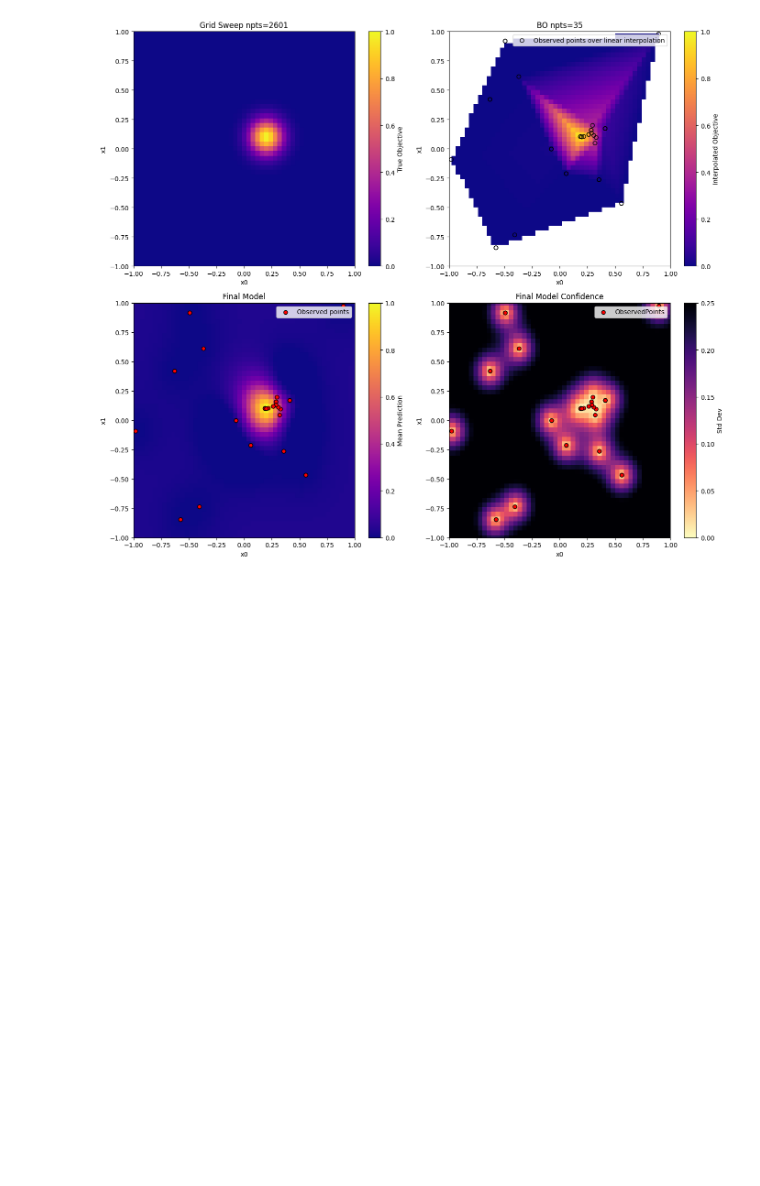
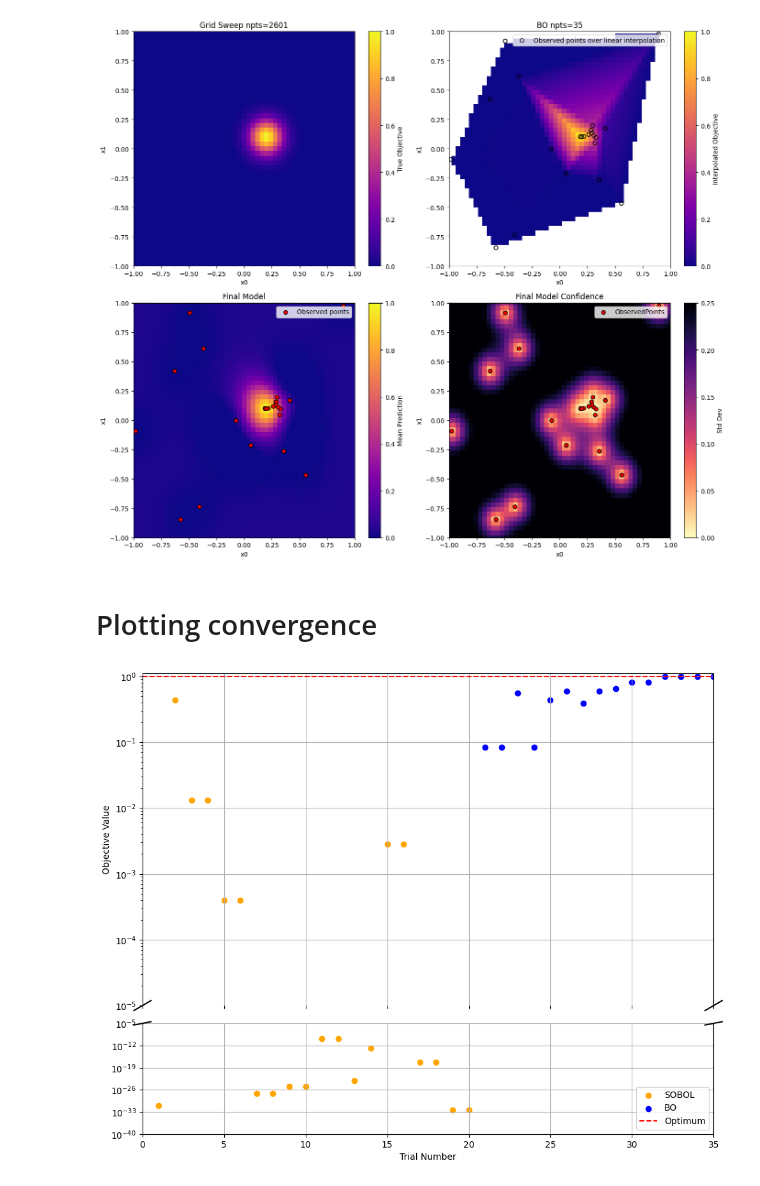
Before and after one commit to dnzckn/BasicBO, a Jupyter notebook: AX_BO_tutorial.ipynb, the cells around one changed output. Cells and saved outputs as stored; diff of their text form; code cells hidden in the pictures; blank space fills up the shorter version.

```diff
--- a/AX_BO_tutorial.ipynb
+++ b/AX_BO_tutorial.ipynb
@@ -230,3 +230,55 @@ plt.tight_layout()
 plt.show()
 # %% [output]
 [figure]
+# %% [markdown]
+# Plotting convergence
+# %%
+# Data preparation
+trial_numbers = list(range(1, len(observed_objective) + 1))
+random_trials = trial_numbers[:num_initial_samples]
+random_objectives = observed_objective[:num_initial_samples]
+bo_trials = trial_numbers[num_initial_samples:]
+bo_objectives = observed_objective[num_initial_samples:]
+
+# Create the figure and two subplots with shared x-axis
+fig, (ax1, ax2) = plt.subplots(2, 1, figsize=(10, 8), sharex=True, gridspec_kw={'height_ratios': [3, 1]})
+
+# Plot data
+for ax in [ax1, ax2]:
+    ax.scatter(random_trials, random_objectives, color='orange', label="SOBOL")
+    ax.scatter(bo_trials, bo_objectives, marker='o', linestyle='-', color='b', label="BO")
+    ax.axhline(y=1, color='r', linestyle='--', label="Optimum")
+    ax.grid(True)
+    if ax == ax2:
+        ax.legend(loc="lower right")
+
+# Set y-axis limits and scales
+ax1.set_ylim(1e-5, 1.1e0)
+ax2.set_ylim(1e-40, 1e-5)
+ax1.set_yscale("log")
+ax2.set_yscale("log")
+
+# Hide the spines between the two y-axes
+ax1.spines['bottom'].set_visible(False)
+ax2.spines['top'].set_visible(False)
+ax1.tick_params(labeltop=False)
+ax2.tick_params(labeltop=False)
+
+# Add diagonal lines to indicate the split
+d = 0.015
+kwargs = dict(transform=ax1.transAxes, color='k', clip_on=False)
+ax1.plot((-d, +d), (-d, +d), **kwargs)
+ax1.plot((1 - d, 1 + d), (-d, +d), **kwargs)
+kwargs.update(transform=ax2.transAxes)
+ax2.plot((-d, +d), (1 - d, 1 + d), **kwargs)
+ax2.plot((1 - d, 1 + d), (1 - d, 1 + d), **kwargs)
+
+# Set labels and limits
+ax2.set_xlabel("Trial Number")
+ax1.set_ylabel("Objective Value")
+ax1.set_xlim(0, len(trial_numbers))
+
+plt.tight_layout()
+plt.show()
+# %% [output]
+[figure, added]
```
